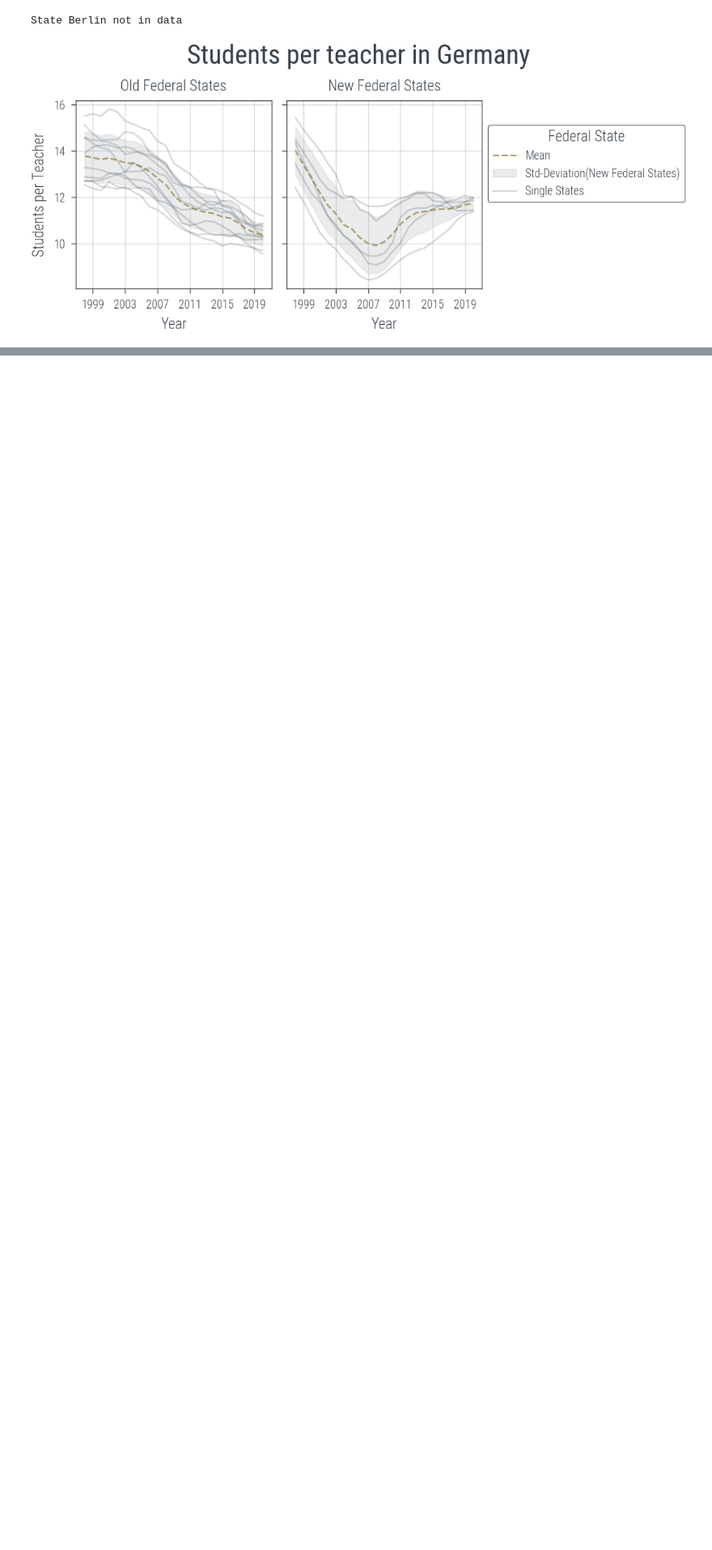
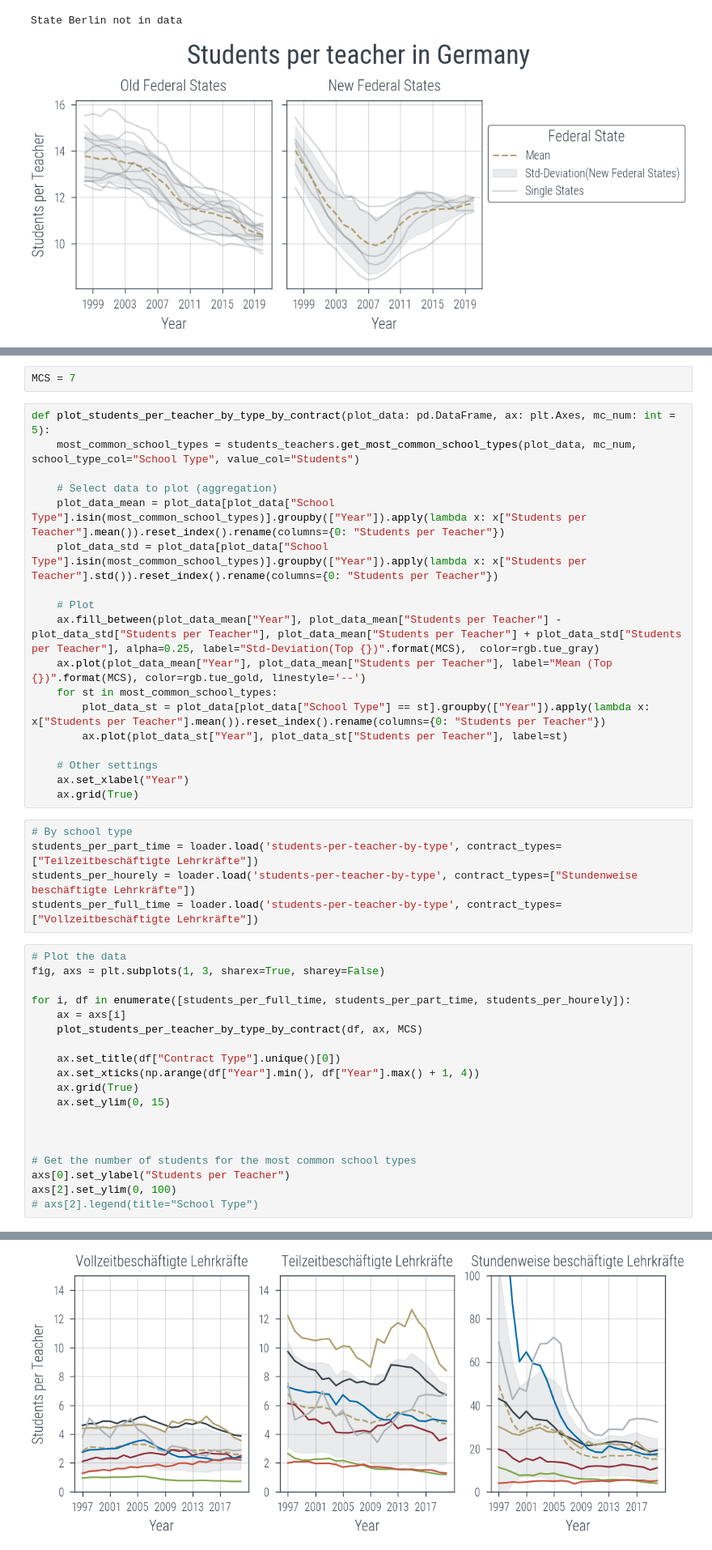
Before and after one commit to KarylReyne/DataLiteracyWS23, a Jupyter notebook: exp/TF-005-TeachersToChildren.ipynb, the cells around one changed output, grey strips where cells are left out. Shown at 81% size. Cells and saved outputs as stored; diff of their text form; blank space fills up the shorter version.

Commit message:
Added contract type analysis in the students per teacher analysis

```diff
--- a/exp/TF-005-TeachersToChildren.ipynb
+++ b/exp/TF-005-TeachersToChildren.ipynb
@@ -1083,0 +1082,45 @@ State Berlin not in data
+# %%
+MCS = 7
+# %%
+def plot_students_per_teacher_by_type_by_contract(plot_data: pd.DataFrame, ax: plt.Axes, mc_num: int = 5):
+    most_common_school_types = students_teachers.get_most_common_school_types(plot_data, mc_num, school_type_col="School Type", value_col="Students")
+
+    # Select data to plot (aggregation)
+    plot_data_mean = plot_data[plot_data["School Type"].isin(most_common_school_types)].groupby(["Year"]).apply(lambda x: x["Students per Teacher"].mean()).reset_index().rename(columns={0: "Students per Teacher"})
+    plot_data_std = plot_data[plot_data["School Type"].isin(most_common_school_types)].groupby(["Year"]).apply(lambda x: x["Students per Teacher"].std()).reset_index().rename(columns={0: "Students per Teacher"})
+
+    # Plot
+    ax.fill_between(plot_data_mean["Year"], plot_data_mean["Students per Teacher"] - plot_data_std["Students per Teacher"], plot_data_mean["Students per Teacher"] + plot_data_std["Students per Teacher"], alpha=0.25, label="Std-Deviation(Top {})".format(MCS),  color=rgb.tue_gray)
+    ax.plot(plot_data_mean["Year"], plot_data_mean["Students per Teacher"], label="Mean (Top {})".format(MCS), color=rgb.tue_gold, linestyle='--')
+    for st in most_common_school_types:
+        plot_data_st = plot_data[plot_data["School Type"] == st].groupby(["Year"]).apply(lambda x: x["Students per Teacher"].mean()).reset_index().rename(columns={0: "Students per Teacher"})
+        ax.plot(plot_data_st["Year"], plot_data_st["Students per Teacher"], label=st)
+
+    # Other settings
+    ax.set_xlabel("Year")
+    ax.grid(True)
+# %%
+# By school type
+students_per_part_time = loader.load('students-per-teacher-by-type', contract_types=["Teilzeitbeschäftigte Lehrkräfte"])
+students_per_hourely = loader.load('students-per-teacher-by-type', contract_types=["Stundenweise beschäftigte Lehrkräfte"])
+students_per_full_time = loader.load('students-per-teacher-by-type', contract_types=["Vollzeitbeschäftigte Lehrkräfte"])
+# %%
+# Plot the data
+fig, axs = plt.subplots(1, 3, sharex=True, sharey=False)
+
+for i, df in enumerate([students_per_full_time, students_per_part_time, students_per_hourely]):
+    ax = axs[i]
+    plot_students_per_teacher_by_type_by_contract(df, ax, MCS)
+
+    ax.set_title(df["Contract Type"].unique()[0])
+    ax.set_xticks(np.arange(df["Year"].min(), df["Year"].max() + 1, 4))
+    ax.grid(True)
+    ax.set_ylim(0, 15)
+
+
+
+# Get the number of students for the most common school types
+axs[0].set_ylabel("Students per Teacher")
+axs[2].set_ylim(0, 100)
+# axs[2].legend(title="School Type")
+# %% [output]
@@ -1083,0 +1128 @@ State Berlin not in data
+[figure, added]
```
Also changed, not shown: parts of 9 cells of this notebook, 1 other file.
